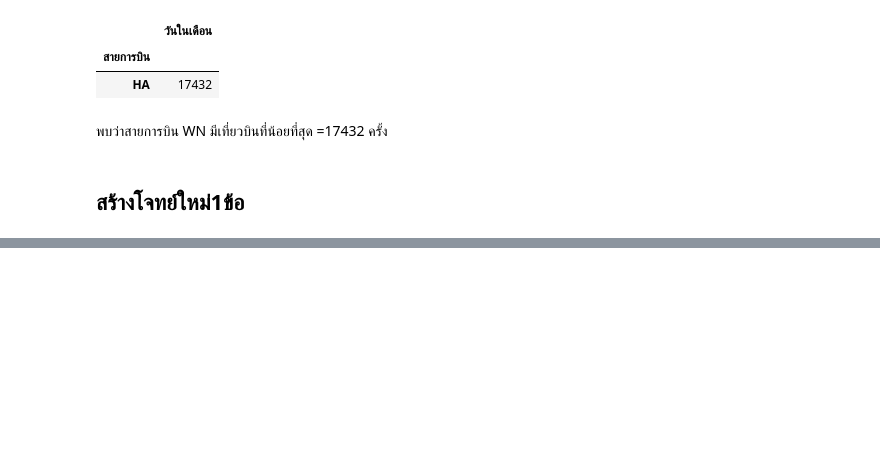
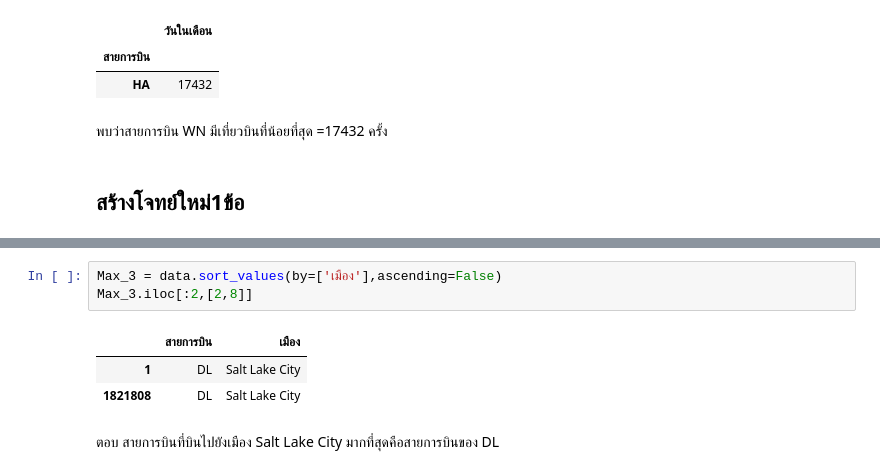
Before and after one commit to chayakonchanlun/DWDM21, a Jupyter notebook: MiniExam.ipynb, the cells around one changed output, grey strips where cells are left out. Saved outputs shown, nothing was run; the diff lists cells and outputs as text; blank space fills up the shorter version.

```diff
--- a/MiniExam.ipynb
+++ b/MiniExam.ipynb
@@ -309,0 +329,9 @@ min
+# %%
+Max_3 = data.sort_values(by=['เมือง'],ascending=False)
+Max_3.iloc[:2,[2,8]]
+# %% [output]
+|  | สายการบิน | เมือง |
+| 1 | DL | Salt Lake City |
+| 1821808 | DL | Salt Lake City |
+# %% [markdown]
+ตอบ สายการบินที่บินไปยังเมือง Salt Lake City มากที่สุดคือสายการบินของ DL
```
Also changed, not shown: parts of 2 cells of this notebook.
